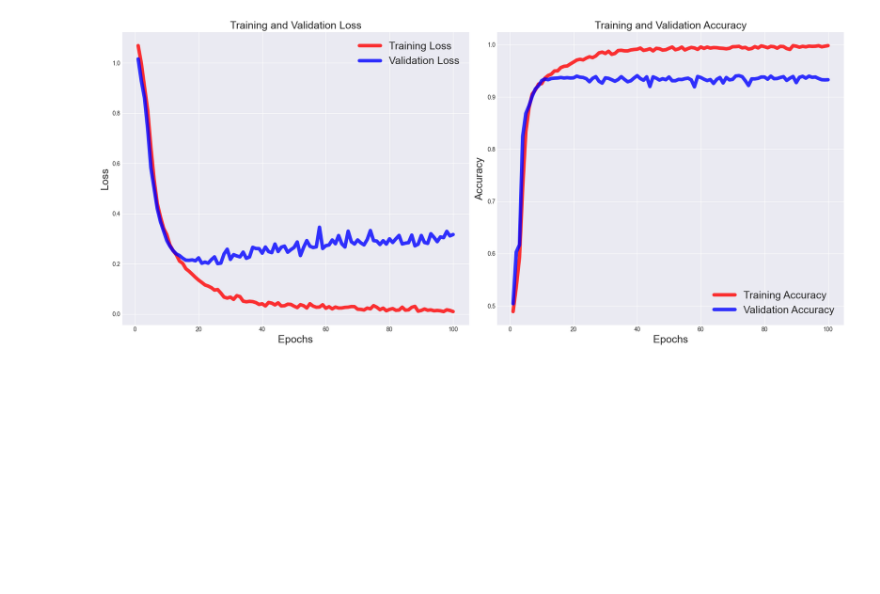
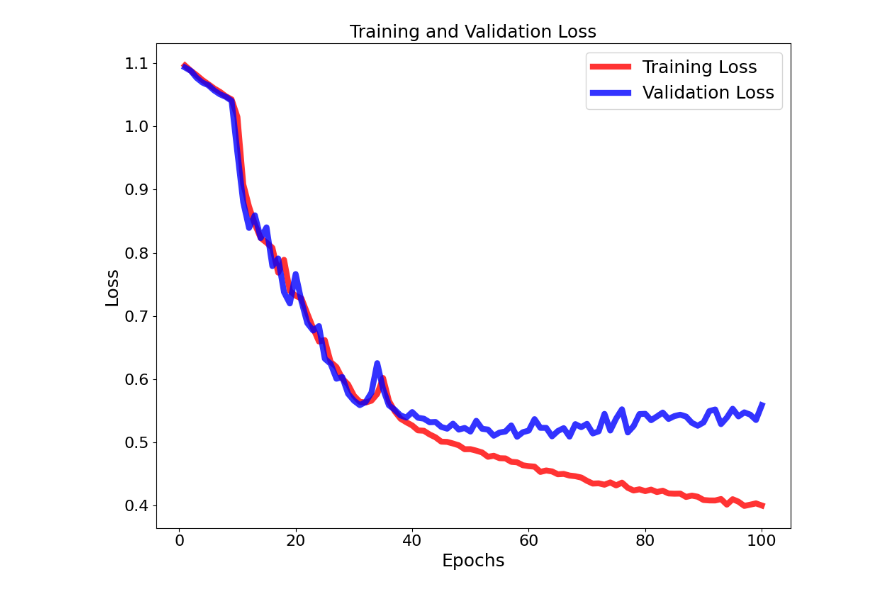
Before and after one commit to yeray142/QDraw, a Jupyter notebook: notebooks/plotting.ipynb, the cells around one changed output. Drawn from its saved outputs; the diff is of its cells as text; code cells hidden in the pictures; blank space fills up the shorter version.

```diff
--- a/notebooks/plotting.ipynb
+++ b/notebooks/plotting.ipynb
@@ -3,7 +3,7 @@ import re
 import pandas as pd
 
 # Lee el archivo de texto
-with open('results3.txt', 'r') as file:
+with open('results2.txt', 'r') as file:
     text = file.read()
 
 # Define el patrón regex para extraer los datos
@@ -26,35 +26,31 @@ df = pd.DataFrame(data)
 # %%
 import matplotlib.pyplot as plt
 
 # Configuración de estilo
 lw = 6
-s = 18  # Tamaño de los títulos, títulos de ejes y leyenda
+s = 18  # Tamaño de los títulos y leyenda
 a = 0.8
 ct = "red"
 ca = "blue"
+axis_fontsize = 16  # Tamaño de la fuente de los números en los ejes
 
-# Crear una figura con dos subplots, uno al lado del otro
-fig, (ax1, ax2) = plt.subplots(1, 2, figsize=(18, 8))
+# Crear una figura con un solo subplot
+fig, ax1 = plt.subplots(figsize=(10, 8))
 
 # Gráfico de Pérdida
 ax1.plot(df.index + 1, df['Loss'], label='Training Loss', linewidth=lw, color=ct, alpha=a)
 ax1.plot(df.index + 1, df['Validation Loss'], label='Validation Loss', linewidth=lw, color=ca, alpha=a)
 ax1.set_xlabel('Epochs', fontsize=s)
 ax1.set_ylabel('Loss', fontsize=s)
 ax1.set_title('Training and Validation Loss', fontsize=s)
 ax1.legend(fontsize=s)
 
-# Gráfico de Exactitud
-ax2.plot(df.index + 1, df['Accuracy'], label='Training Accuracy', linewidth=lw, color=ct, alpha=a)
-ax2.plot(df.index + 1, df['Validation Accuracy'], label='Validation Accuracy', linewidth=lw, color=ca, alpha=a)
-ax2.set_xlabel('Epochs', fontsize=s)
-ax2.set_ylabel('Accuracy', fontsize=s)
-ax2.set_title('Training and Validation Accuracy', fontsize=s)
-ax2.legend(fontsize=s)
+# Hacer los números en los ejes más grandes
+ax1.tick_params(axis='both', which='major', labelsize=axis_fontsize)
 
 # Ajustar el layout y guardar la imagen
 plt.tight_layout()
-plt.savefig('quantum_model_3classes.png')
+plt.savefig('classical_model_3classes_frozen.png')
 plt.show()
 # %% [output]
-[figure, old version]
+[figure, new version]
```
Also changed, not shown: parts of 1 cell of this notebook, 6 other files.
